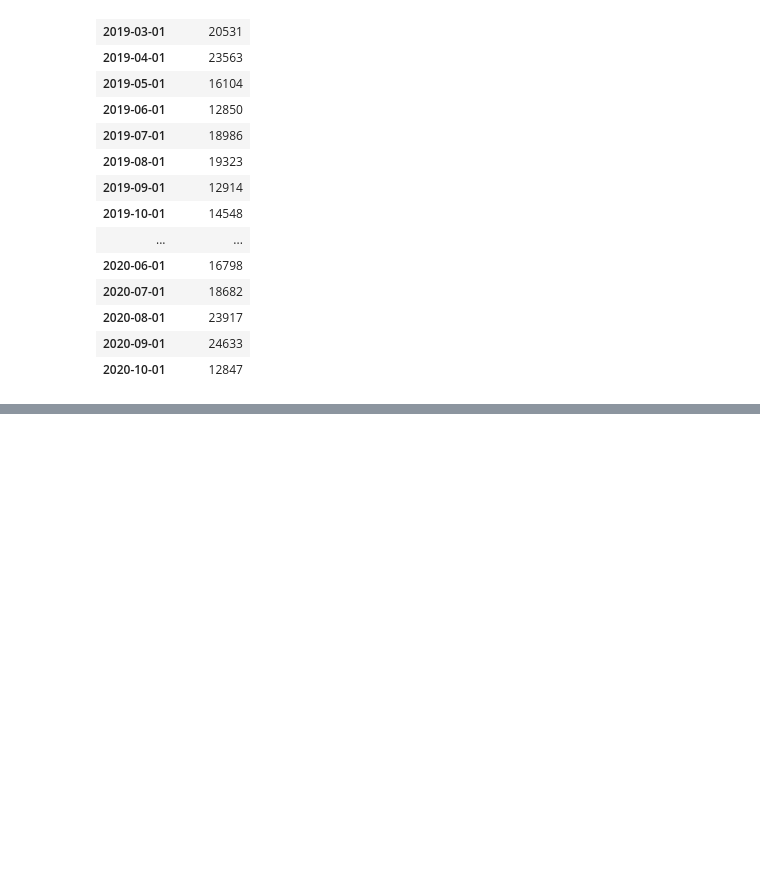
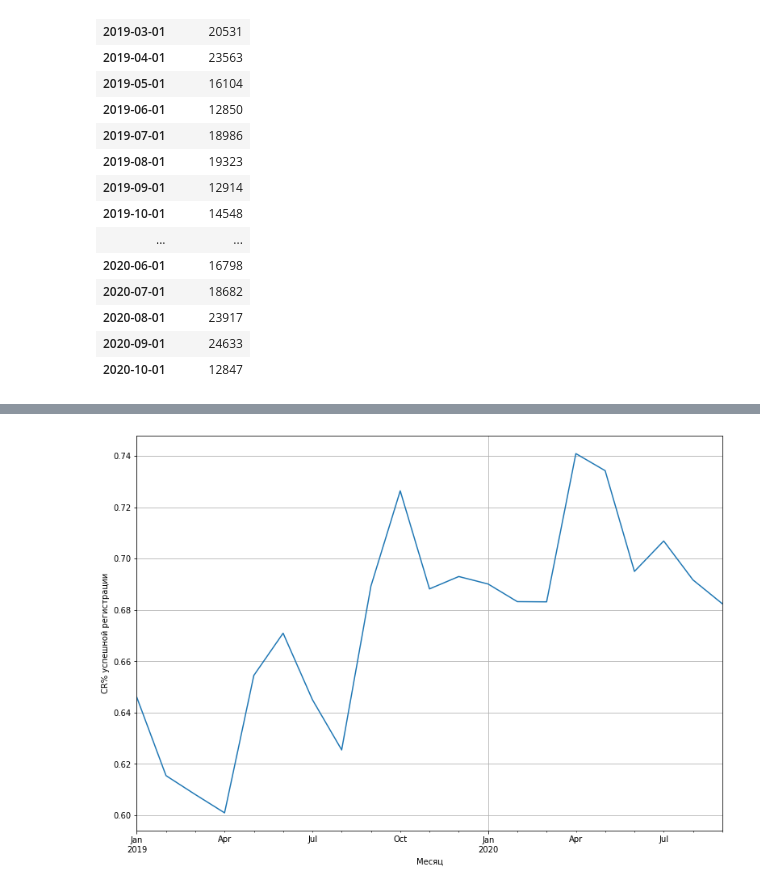
Before and after one commit to g0vn0c0d3r/da, a Jupyter notebook: data/Untitled.ipynb, the cells around one changed output, grey strips where cells are left out. Saved outputs shown, nothing was run; the diff lists cells and outputs as text; code cells hidden in the pictures; blank space fills up the shorter version.

```diff
--- a/data/Untitled.ipynb
+++ b/data/Untitled.ipynb
@@ -339,0 +364,7 @@ loans_by_month
+# %%
+# а также ихучим конверсию из всех регистраций в успешную
+(total_grouped_data['success_regs'] / total_grouped_data['total_regs']).plot(figsize=(13, 9), grid=True);
+plt.xlabel('Месяц');
+plt.ylabel('CR% успешной регистрации');
+# %% [output]
+[figure, added]
```
Also changed, not shown: parts of 27 cells of this notebook.
